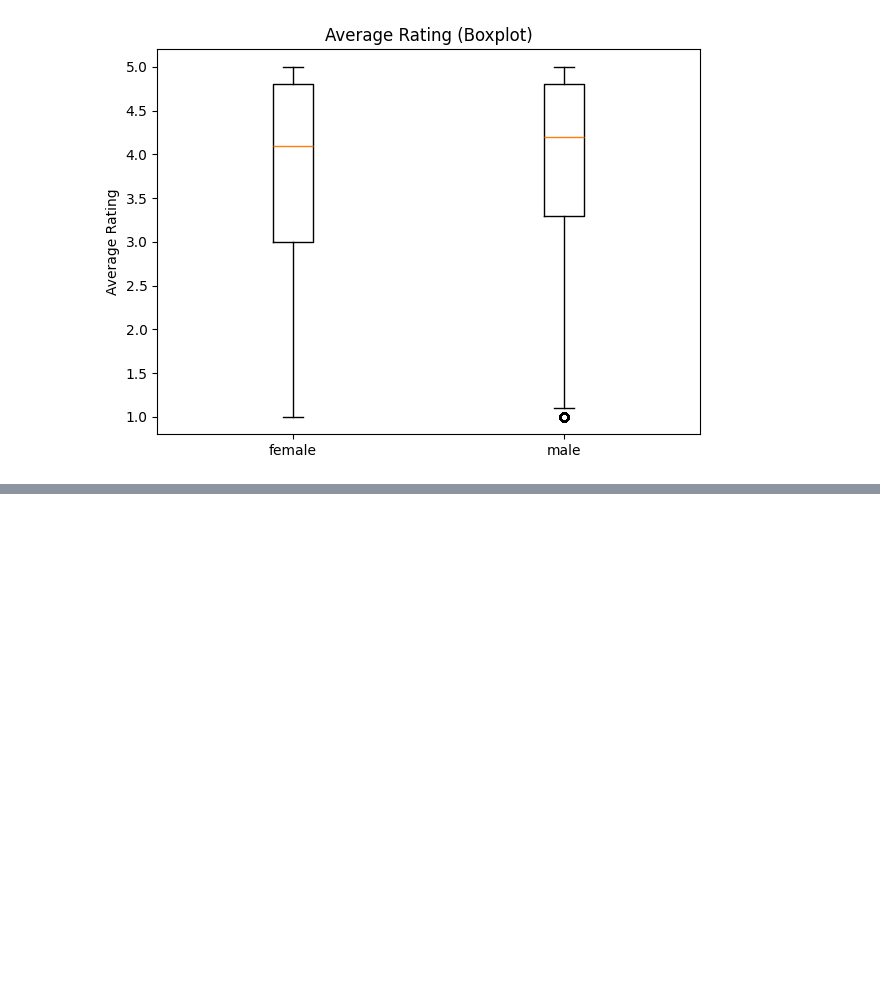
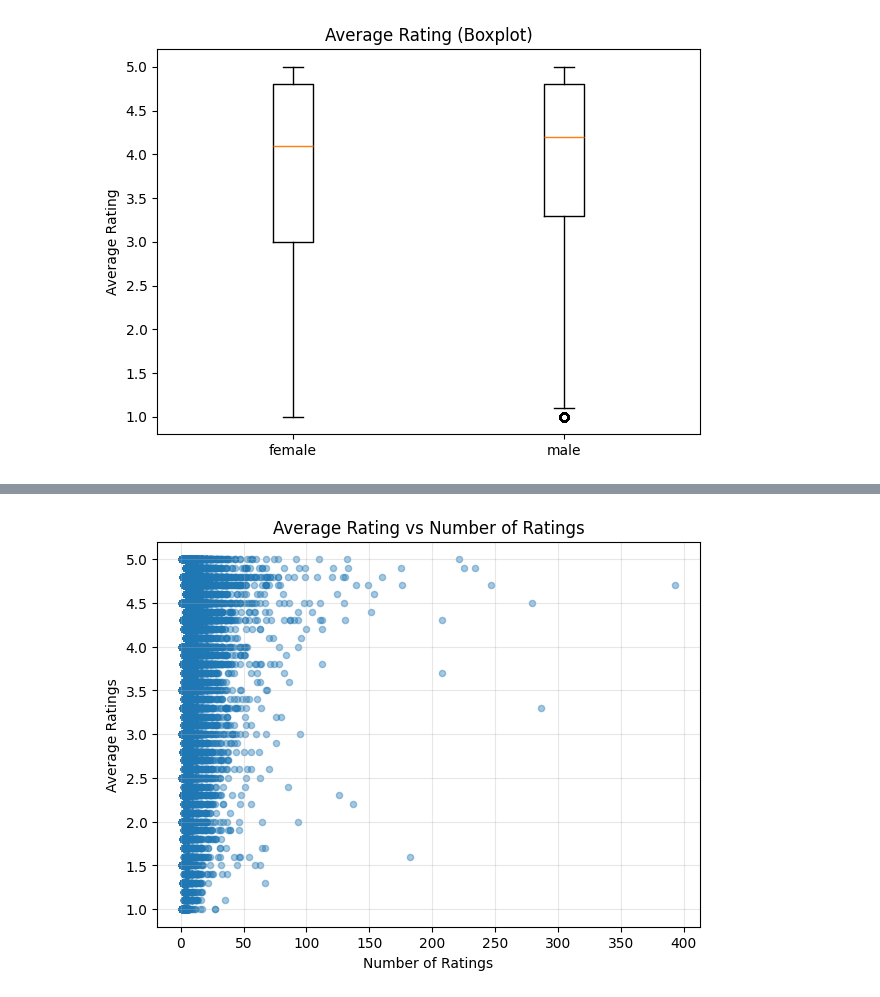
Before and after one commit to paolacalle/ape-capstone, a Jupyter notebook: analysis/q1.ipynb, the cells around one changed output, grey strips where cells are left out. Cells and saved outputs as stored; diff of their text form; code cells hidden in the pictures; blank space fills up the shorter version.

```diff
--- a/analysis/q1.ipynb
+++ b/analysis/q1.ipynb
@@ -112,0 +154,19 @@ plt.show()
+# %%
+plt.figure(figsize=(7, 5))
+plt.scatter(
+    df['num_ratings'],
+    df['avg_rating'],
+    alpha=0.4,
+    s=20
+)
+
+plt.xlabel('Number of Ratings')
+plt.ylabel('Average Ratings')
+plt.title('Average Rating vs Number of Ratings')
+
+plt.grid(True, alpha=0.3)
+plt.show()
+
+# the vast majority of the professors have very small number of reviews
+# %% [output]
+[figure, added]
```
Also changed, not shown: parts of 9 cells of this notebook, 3 other files.
